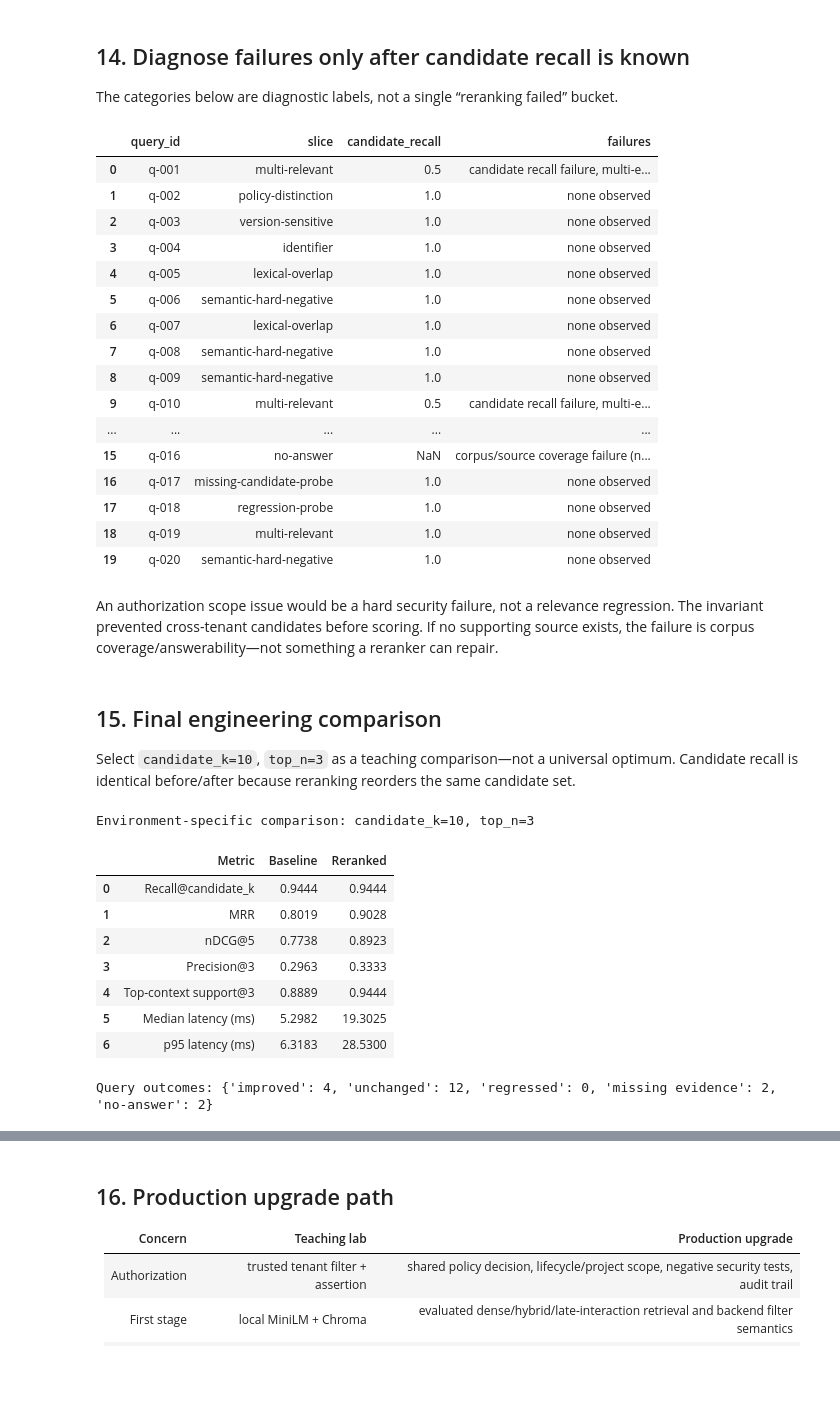
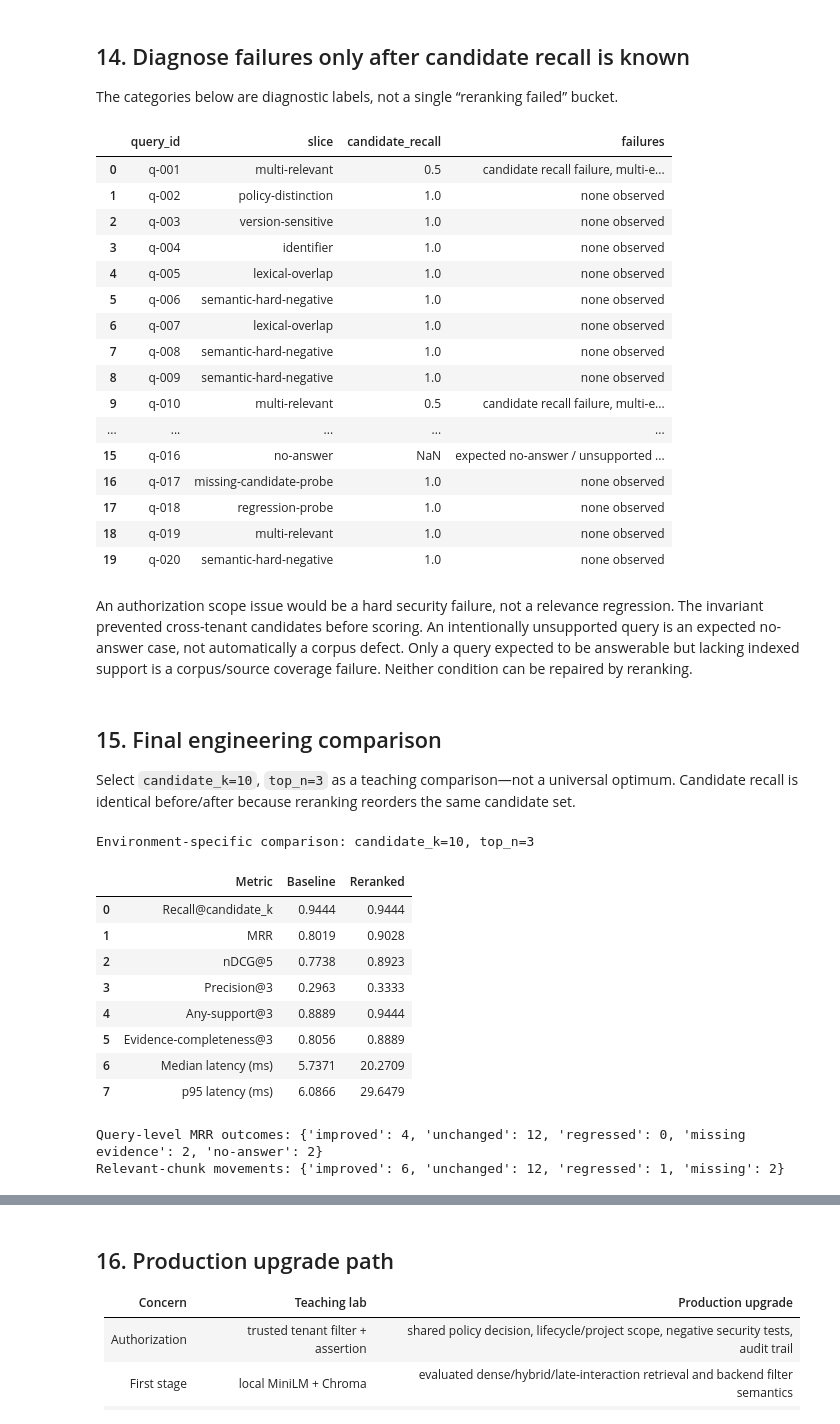
Before and after one commit to mahsa-teimourikia/awesome-rag, a Jupyter notebook: curriculum/intermediate/03-query-reranking/03_query_reranking.ipynb, the cells around one changed output, grey strips where cells are left out. Cells and saved outputs as stored; diff of their text form; code cells hidden in the pictures; blank space fills up the shorter version.

Commit message:
Clarify multi-evidence reranking metrics

```diff
--- a/curriculum/intermediate/03-query-reranking/03_query_reranking.ipynb
+++ b/curriculum/intermediate/03-query-reranking/03_query_reranking.ipynb
@@ -458,12 +462,19 @@ def ndcg_at_k(items: list[dict], relevant_ids: set[str], k: int) -> float | None
     return dcg / idcg if idcg else 0.0
 
 
-def top_context_support(items: list[dict], relevant_ids: set[str], top_n: int) -> float | None:
+def any_evidence_support(items: list[dict], relevant_ids: set[str], top_n: int) -> float | None:
     if not relevant_ids:
         return None
     return float(bool(set(ranked_ids(items)[:top_n]) & relevant_ids))
 
 
+def evidence_completeness(items: list[dict], relevant_ids: set[str], top_n: int) -> float | None:
+    if not relevant_ids:
+        return None
+    top_ids = set(ranked_ids(items)[:top_n])
+    return len(top_ids & relevant_ids) / len(relevant_ids)
+
+
 def mean_defined(values: list[float | None]) -> float:
     defined = [value for value in values if value is not None]
     return float(np.mean(defined)) if defined else float("nan")
@@ -495,8 +506,10 @@ def evaluate_case(case: dict, candidate_k: int, top_n: int = 3) -> dict:
         "reranked_ndcg5": ndcg_at_k(reranked, relevant, 5),
         "baseline_precision3": precision_at_k(candidates, relevant, 3),
         "reranked_precision3": precision_at_k(reranked, relevant, 3),
-        "baseline_support": top_context_support(candidates, relevant, top_n),
-        "reranked_support": top_context_support(reranked, relevant, top_n),
+        "baseline_any_support": any_evidence_support(candidates, relevant, top_n),
+        "reranked_any_support": any_evidence_support(reranked, relevant, top_n),
+        "baseline_completeness": evidence_completeness(candidates, relevant, top_n),
+        "reranked_completeness": evidence_completeness(reranked, relevant, top_n),
         "retrieval_ms": retrieval_ms,
         "rerank_ms": rerank_ms,
         "total_ms": retrieval_ms + rerank_ms,
@@ -693,15 +708,14 @@ for top_n in TOP_N_VALUES:
     top_n_rows.append({
         "top_n": top_n,
         "candidate_recall_at_10": mean_defined([run["candidate_recall"] for run in runs_by_budget[10]]),
-        "top_context_support_rate": mean_defined([
-            top_context_support(run["reranked"], run["relevant_chunk_ids"], top_n)
+        "any_support_rate": mean_defined([
+            any_evidence_support(run["reranked"], run["relevant_chunk_ids"], top_n)
             for run in runs_by_budget[10]
         ]),
-        "mean_relevant_chunks_retained": float(np.mean([
-            len(set(ranked_ids(run["reranked"])[:top_n]) & run["relevant_chunk_ids"])
+        "mean_evidence_completeness": mean_defined([
+            evidence_completeness(run["reranked"], run["relevant_chunk_ids"], top_n)
             for run in runs_by_budget[10]
-            if run["relevant_chunk_ids"]
-        ])),
+        ]),
     })
 
 top_n_summary = pd.DataFrame(top_n_rows)
@@ -748,7 +762,9 @@ def classify_failures(run: dict, top_n: int = 3) -> list[str]:
     failures = []
     relevant = run["relevant_chunk_ids"]
     if not relevant:
-        return ["corpus/source coverage failure (no labelled supporting evidence)"]
+        if run["slice"] == "no-answer":
+            return ["expected no-answer / unsupported by corpus"]
+        return ["unexpected missing source / corpus coverage failure"]
     if run["candidate_recall"] < 1.0:
         failures.append("candidate recall failure")
     if (run["reranked_mrr"] or 0.0) < (run["baseline_mrr"] or 0.0):
@@ -786,13 +802,13 @@ pd.DataFrame(failure_rows)
 | 8 | q-009 | semantic-hard-negative | 1.0 | none observed |
 | 9 | q-010 | multi-relevant | 0.5 | candidate recall failure, multi-e... |
 | ... | ... | ... | ... | ... |
-| 15 | q-016 | no-answer | NaN | corpus/source coverage failure (n... |
+| 15 | q-016 | no-answer | NaN | expected no-answer / unsupported ... |
 | 16 | q-017 | missing-candidate-probe | 1.0 | none observed |
 | 17 | q-018 | regression-probe | 1.0 | none observed |
 | 18 | q-019 | multi-relevant | 1.0 | none observed |
 | 19 | q-020 | semantic-hard-negative | 1.0 | none observed |
 # %% [markdown]
-An authorization scope issue would be a hard security failure, not a relevance regression. The invariant prevented cross-tenant candidates before scoring. If no supporting source exists, the failure is corpus coverage/answerability—not something a reranker can repair.
+An authorization scope issue would be a hard security failure, not a relevance regression. The invariant prevented cross-tenant candidates before scoring. An intentionally unsupported query is an expected no-answer case, not automatically a corpus defect. Only a query expected to be answerable but lacking indexed support is a corpus/source coverage failure. Neither condition can be repaired by reranking.
 # %% [markdown]
 ## 15. Final engineering comparison
 
@@ -801,42 +817,53 @@ Select `candidate_k=10`, `top_n=3` as a teaching comparison—not a universal op
 selected_runs = runs_by_budget[10]
 
 
-def query_movement(run: dict) -> str:
+def query_level_mrr_outcome(run: dict) -> str:
     if run["candidate_recall"] is None:
         return "no-answer"
     if run["candidate_recall"] < 1.0:
         return "missing evidence"
     baseline = run["baseline_mrr"] or 0.0
     reranked = run["reranked_mrr"] or 0.0
     return "improved" if reranked > baseline else "regressed" if reranked < baseline else "unchanged"
 
 
-movement_counts = Counter(query_movement(run) for run in selected_runs)
+query_level_mrr_counts = Counter(query_level_mrr_outcome(run) for run in selected_runs)
 outcome_order = ("improved", "unchanged", "regressed", "missing evidence", "no-answer")
-outcome_summary = {label: movement_counts.get(label, 0) for label in outcome_order}
+query_level_mrr_summary = {label: query_level_mrr_counts.get(label, 0) for label in outcome_order}
+chunk_movement_counts = Counter(movement_df["status"])
+relevant_chunk_summary = {
+    "improved": chunk_movement_counts.get("improved", 0),
+    "unchanged": chunk_movement_counts.get("unchanged", 0),
+    "regressed": chunk_movement_counts.get("regressed", 0),
+    "missing": chunk_movement_counts.get("missing from candidates", 0),
+}
 comparison = pd.DataFrame([
     {"Metric": "Recall@candidate_k", "Baseline": mean_defined([r["candidate_recall"] for r in selected_runs]), "Reranked": mean_defined([r["candidate_recall"] for r in selected_runs])},
     {"Metric": "MRR", "Baseline": mean_defined([r["baseline_mrr"] for r in selected_runs]), "Reranked": mean_defined([r["reranked_mrr"] for r in selected_runs])},
     {"Metric": "nDCG@5", "Baseline": mean_defined([r["baseline_ndcg5"] for r in selected_runs]), "Reranked": mean_defined([r["reranked_ndcg5"] for r in selected_runs])},
     {"Metric": "Precision@3", "Baseline": mean_defined([r["baseline_precision3"] for r in selected_runs]), "Reranked": mean_defined([r["reranked_precision3"] for r in selected_runs])},
-    {"Metric": "Top-context support@3", "Baseline": mean_defined([r["baseline_support"] for r in selected_runs]), "Reranked": mean_defined([r["reranked_support"] for r in selected_runs])},
+    {"Metric": "Any-support@3", "Baseline": mean_defined([r["baseline_any_support"] for r in selected_runs]), "Reranked": mean_defined([r["reranked_any_support"] for r in selected_runs])},
+    {"Metric": "Evidence-completeness@3", "Baseline": mean_defined([r["baseline_completeness"] for r in selected_runs]), "Reranked": mean_defined([r["reranked_completeness"] for r in selected_runs])},
     {"Metric": "Median latency (ms)", "Baseline": float(np.median([r["retrieval_ms"] for r in selected_runs])), "Reranked": float(np.median([r["total_ms"] for r in selected_runs]))},
     {"Metric": "p95 latency (ms)", "Baseline": percentile([r["retrieval_ms"] for r in selected_runs], 95), "Reranked": percentile([r["total_ms"] for r in selected_runs], 95)},
 ])
 
 print("Environment-specific comparison: candidate_k=10, top_n=3")
 display(comparison.round(4))
-print("Query outcomes:", outcome_summary)
+print("Query-level MRR outcomes:", query_level_mrr_summary)
+print("Relevant-chunk movements:", relevant_chunk_summary)
 # %% [output]
 Environment-specific comparison: candidate_k=10, top_n=3
 |  | Metric | Baseline | Reranked |
 | 0 | Recall@candidate_k | 0.9444 | 0.9444 |
 | 1 | MRR | 0.8019 | 0.9028 |
 | 2 | nDCG@5 | 0.7738 | 0.8923 |
 | 3 | Precision@3 | 0.2963 | 0.3333 |
-| 4 | Top-context support@3 | 0.8889 | 0.9444 |
-| 5 | Median latency (ms) | 5.2982 | 19.3025 |
-| 6 | p95 latency (ms) | 6.3183 | 28.5300 |
+| 4 | Any-support@3 | 0.8889 | 0.9444 |
+| 5 | Evidence-completeness@3 | 0.8056 | 0.8889 |
+| 6 | Median latency (ms) | 5.7371 | 20.2709 |
+| 7 | p95 latency (ms) | 6.0866 | 29.6479 |
-Query outcomes: {'improved': 4, 'unchanged': 12, 'regressed': 0, 'missing evidence': 2, 'no-answer': 2}
+Query-level MRR outcomes: {'improved': 4, 'unchanged': 12, 'regressed': 0, 'missing evidence': 2, 'no-answer': 2}
+Relevant-chunk movements: {'improved': 6, 'unchanged': 12, 'regressed': 1, 'missing': 2}
 # %% [markdown]
 ### Decision guide
```
Also changed, not shown: parts of 10 cells of this notebook, 1 other file.
